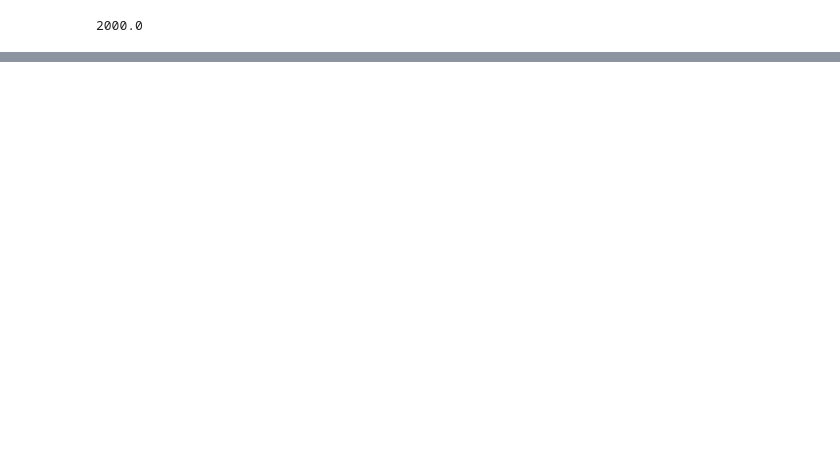
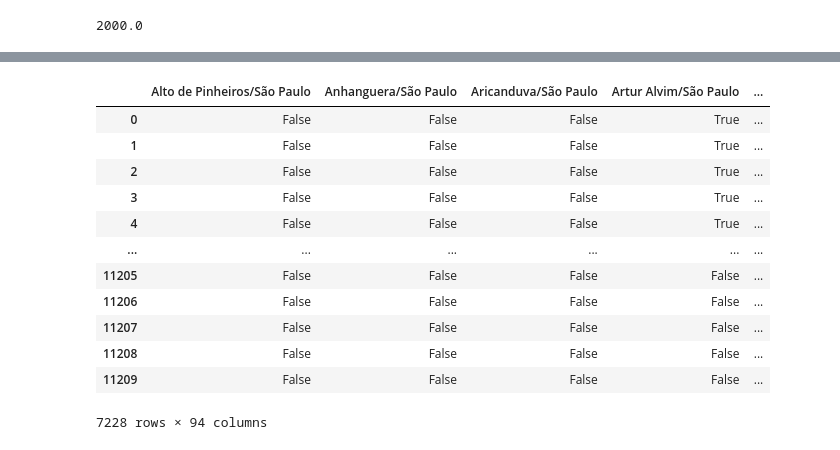
Before and after one commit to leoianati/Projeto-Apartamentos-Impacta, a Jupyter notebook: Conheça_o_Colab.ipynb, the cells around one changed output, grey strips where cells are left out. Cells and saved outputs as stored; diff of their text form; code cells hidden in the pictures; blank space fills up the shorter version.

```diff
--- a/Conheça_o_Colab.ipynb
+++ b/Conheça_o_Colab.ipynb
@@ -96,0 +136,16 @@ df_rent["Price"].median()
+# %%
+one_hot
+# %% [output]
+|  | Alto de Pinheiros/São Paulo | Anhanguera/São Paulo | Aricanduva/São Paulo | Artur Alvim/São Paulo | ... |
+| 0 | False | False | False | True | ... |
+| 1 | False | False | False | True | ... |
+| 2 | False | False | False | True | ... |
+| 3 | False | False | False | True | ... |
+| 4 | False | False | False | True | ... |
+| ... | ... | ... | ... | ... | ... |
+| 11205 | False | False | False | False | ... |
+| 11206 | False | False | False | False | ... |
+| 11207 | False | False | False | False | ... |
+| 11208 | False | False | False | False | ... |
+| 11209 | False | False | False | False | ... |
+7228 rows × 94 columns
```
Also changed, not shown: parts of 13 cells of this notebook.
